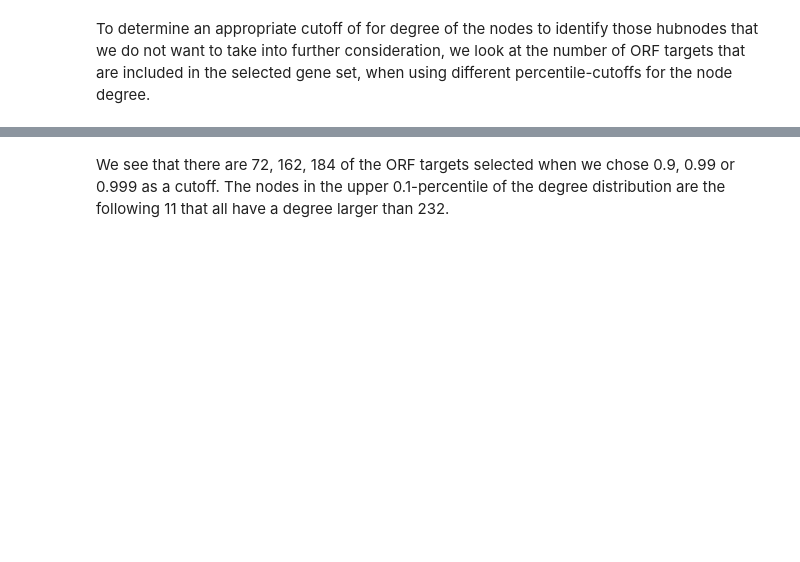
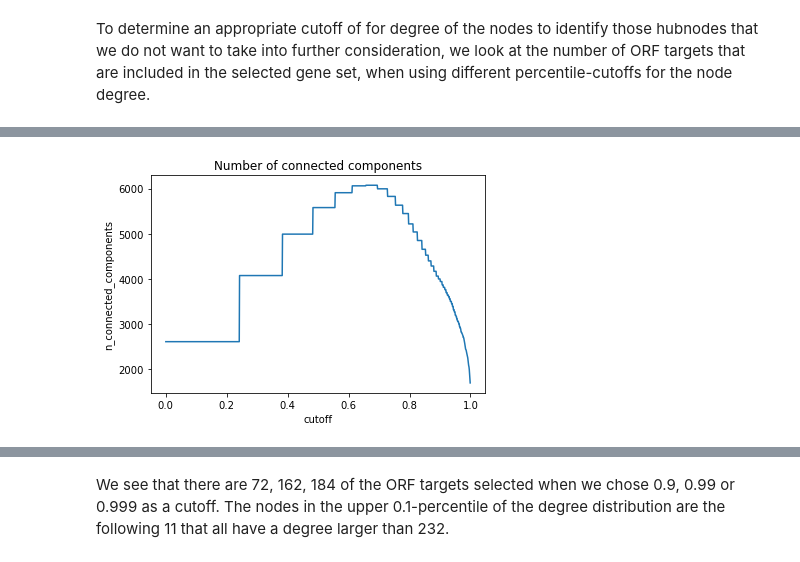
Before and after one commit to uhlerlab/image2reg, a Jupyter notebook: notebooks/ppi/preprocesssing/ppi_gex_preprocessing.ipynb, the cells around one changed output, grey strips where cells are left out. Cells and saved outputs as stored; diff of their text form; code cells hidden in the pictures; blank space fills up the shorter version.

```diff
--- a/notebooks/ppi/preprocesssing/ppi_gex_preprocessing.ipynb
+++ b/notebooks/ppi/preprocesssing/ppi_gex_preprocessing.ipynb
@@ -837,0 +773,5 @@ plt.show()
+# %%
+cutoffs = np.arange(0, 1, 0.001)
+hub_node_cutoff_screen = run_hub_node_cutoff_analyses(
+    pruned_ppi, cutoffs=cutoffs, targets=orf_targets, keep_targets=False
+)
@@ -837,0 +797,9 @@ plt.show()
+# %%
+fig, ax = plt.subplots(figsize=[6, 4])
+ax = sns.lineplot(
+    data=hub_node_cutoff_screen, x="cutoff", y="n_connected_components", ax=ax
+)
+plt.title("Number of connected components")
+plt.show()
+# %% [output]
+[figure, added]
```
Also changed, not shown: parts of 24 cells of this notebook, 5 other files.
